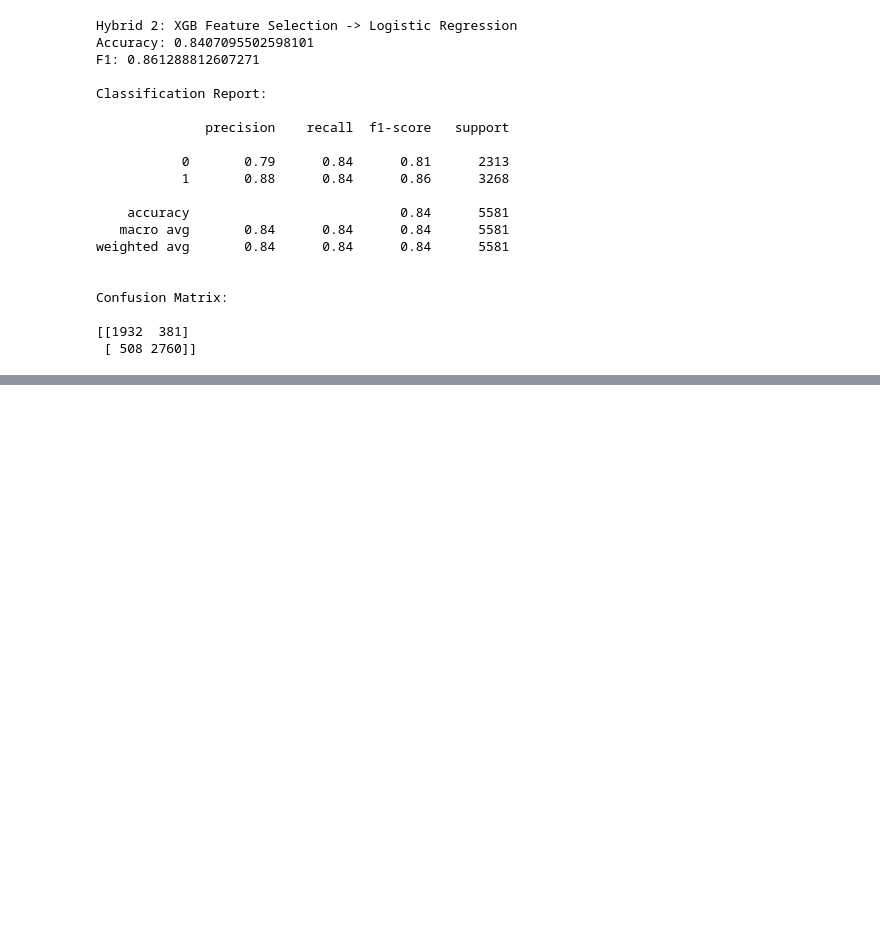
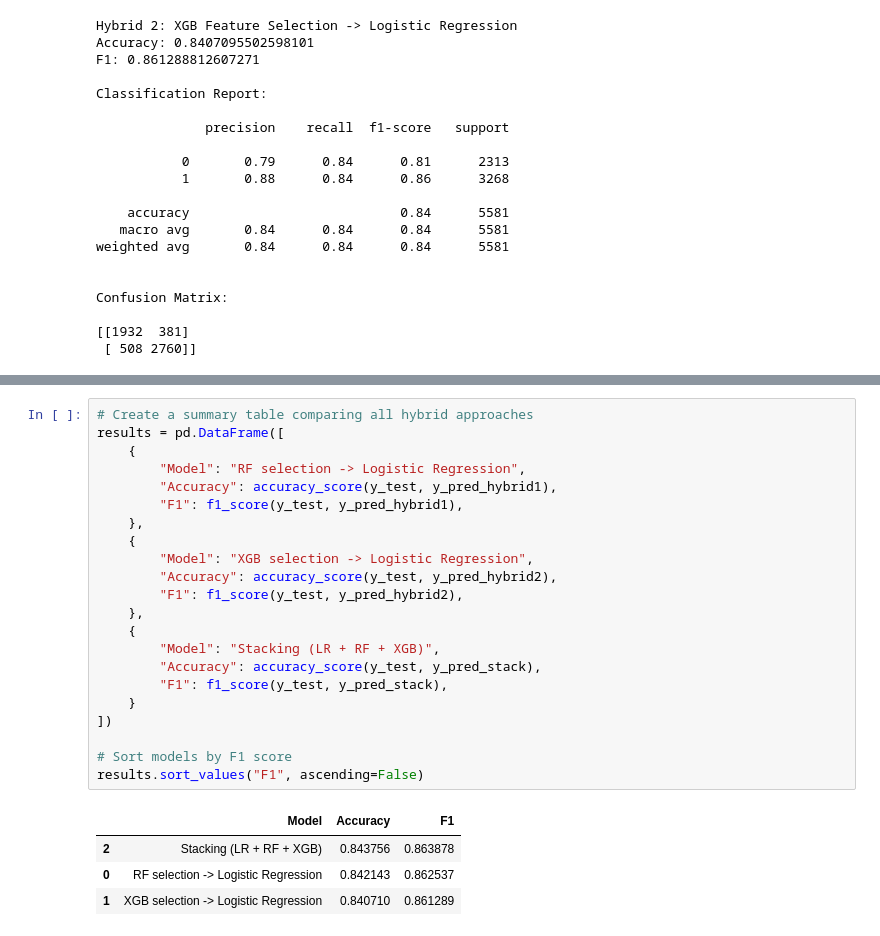
Before and after one commit to mateidiana/WellBeingModelling, a Jupyter notebook: notebooks/hybrid_models/03_2_hybrid_models_mh_student.ipynb, the cells around one changed output, grey strips where cells are left out. Drawn from its saved outputs; the diff is of its cells as text; blank space fills up the shorter version.

Commit message:
add third hybrid model and comparison for student mental health dataset

```diff
--- a/notebooks/hybrid_models/03_2_hybrid_models_mh_student.ipynb
+++ b/notebooks/hybrid_models/03_2_hybrid_models_mh_student.ipynb
@@ -320,0 +407,27 @@ Confusion Matrix:
+# %%
+# Create a summary table comparing all hybrid approaches
+results = pd.DataFrame([
+    {
+        "Model": "RF selection -> Logistic Regression",
+        "Accuracy": accuracy_score(y_test, y_pred_hybrid1),
+        "F1": f1_score(y_test, y_pred_hybrid1),
+    },
+    {
+        "Model": "XGB selection -> Logistic Regression",
+        "Accuracy": accuracy_score(y_test, y_pred_hybrid2),
+        "F1": f1_score(y_test, y_pred_hybrid2),
+    },
+    {
+        "Model": "Stacking (LR + RF + XGB)",
+        "Accuracy": accuracy_score(y_test, y_pred_stack),
+        "F1": f1_score(y_test, y_pred_stack),
+    }
+])
+
+# Sort models by F1 score
+results.sort_values("F1", ascending=False)
+# %% [output]
+|  | Model | Accuracy | F1 |
+| 2 | Stacking (LR + RF + XGB) | 0.843756 | 0.863878 |
+| 0 | RF selection -> Logistic Regression | 0.842143 | 0.862537 |
+| 1 | XGB selection -> Logistic Regression | 0.840710 | 0.861289 |
```
Also changed, not shown: parts of 1 cell of this notebook.
